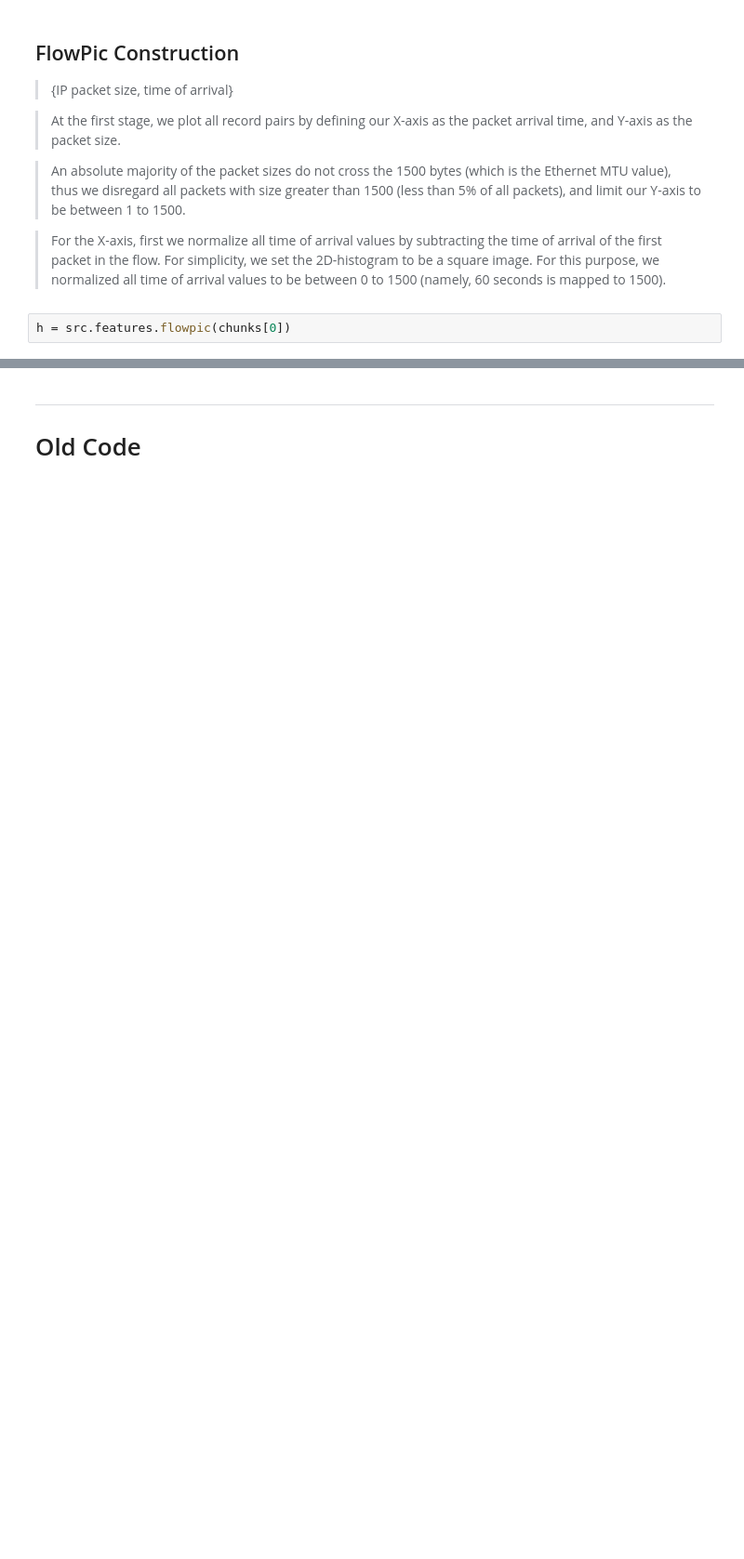
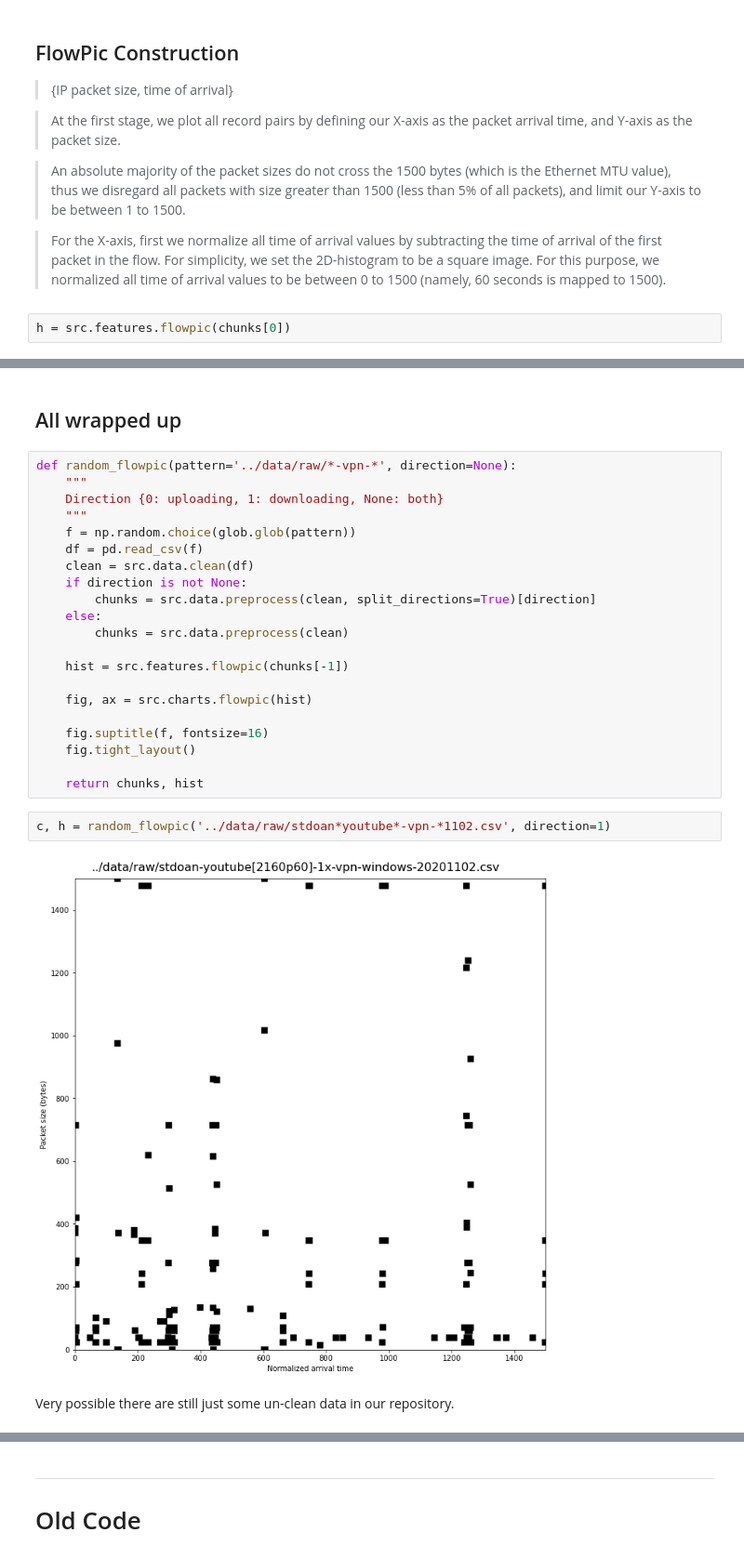
Before and after one commit to parkeraddison/flowpic-replication, a Jupyter notebook: notebooks/8_flowpic.ipynb, the cells around one changed output, grey strips where cells are left out. Shown at 93% size. Drawn from its saved outputs; the diff is of its cells as text; blank space fills up the shorter version.

```diff
--- a/notebooks/8_flowpic.ipynb
+++ b/notebooks/8_flowpic.ipynb
@@ -106,0 +109,29 @@ src.charts.flowpic(h, pixel_growth=10)
+# %% [markdown]
+## All wrapped up
+# %%
+def random_flowpic(pattern='../data/raw/*-vpn-*', direction=None):
+    """
+    Direction {0: uploading, 1: downloading, None: both}
+    """
+    f = np.random.choice(glob.glob(pattern))
+    df = pd.read_csv(f)
+    clean = src.data.clean(df)
+    if direction is not None:
+        chunks = src.data.preprocess(clean, split_directions=True)[direction]
+    else:
+        chunks = src.data.preprocess(clean)
+
+    hist = src.features.flowpic(chunks[-1])
+
+    fig, ax = src.charts.flowpic(hist)
+
+    fig.suptitle(f, fontsize=16)
+    fig.tight_layout()
+
+    return chunks, hist
+# %%
+c, h = random_flowpic('../data/raw/stdoan*youtube*-vpn-*1102.csv', direction=1)
+# %% [output]
+[figure, added]
+# %% [markdown]
+Very possible there are still just some un-clean data in our repository.
```
Also changed, not shown: parts of 4 cells of this notebook, 2 other files.
